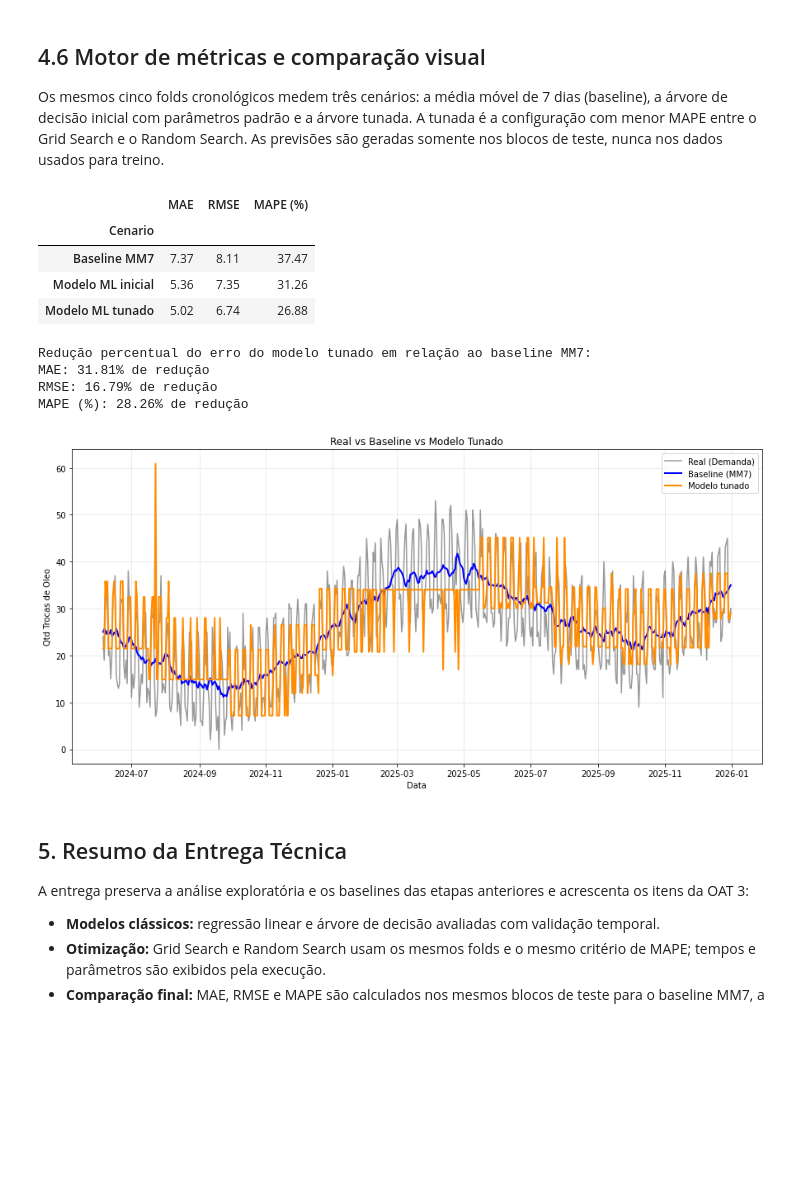
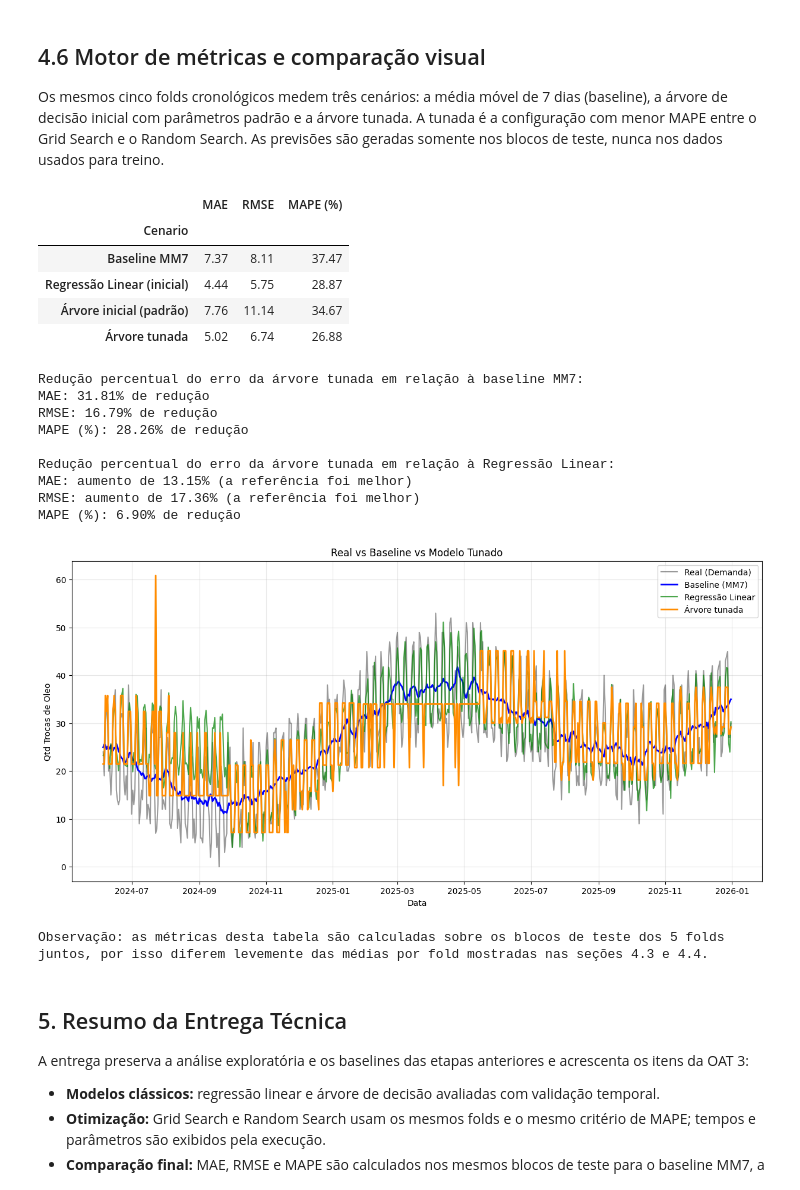
Before and after one commit to Henrique-Estrela/mecaniQA-joao-pessoa, a Jupyter notebook: mecaniqa_joao_pessoa.ipynb, the cells around one changed output. Saved outputs shown, nothing was run; the diff lists cells and outputs as text; code cells hidden in the pictures; blank space fills up the shorter version.

```diff
--- a/mecaniqa_joao_pessoa.ipynb
+++ b/mecaniqa_joao_pessoa.ipynb
@@ -651,7 +651,10 @@ if grid_comparavel.best_score_ >= busca_aleatoria.best_score_:
 else:
     params_tunado = busca_aleatoria.best_params_
 
-pred_inicial = previsao_fora_da_amostra(DecisionTreeRegressor)
+pred_linear = previsao_fora_da_amostra(LinearRegression)
+pred_inicial = previsao_fora_da_amostra(
+    lambda: DecisionTreeRegressor(random_state=42)
+)
 pred_tunado = previsao_fora_da_amostra(
     lambda: DecisionTreeRegressor(random_state=42, **params_tunado)
 )
@@ -659,49 +662,77 @@ indice = pred_tunado.dropna().index
 real = y.loc[indice]
 base_mm7 = dados_com_features.loc[indice, 'Trocas_Oleo_Rolling_Mean_7']
 
 linhas = []
 for nome, previsto in [
     ('Baseline MM7', base_mm7),
-    ('Modelo ML inicial', pred_inicial.loc[indice]),
-    ('Modelo ML tunado', pred_tunado.loc[indice]),
+    ('Regressão Linear (inicial)', pred_linear.loc[indice]),
+    ('Árvore inicial (padrão)', pred_inicial.loc[indice]),
+    ('Árvore tunada', pred_tunado.loc[indice]),
 ]:
     mae, rmse, mape = metricas_erro(real, previsto)
     linhas.append({'Cenario': nome, 'MAE': mae, 'RMSE': rmse, 'MAPE (%)': mape})
 
 motor_metricas = pd.DataFrame(linhas).set_index('Cenario')
 display(motor_metricas.round(2))
 
-ganhos_tunado = (motor_metricas.loc['Baseline MM7'] - motor_metricas.loc['Modelo ML tunado']) / motor_metricas.loc['Baseline MM7'] * 100
-print('\nRedução percentual do erro do modelo tunado em relação ao baseline MM7:')
-for metrica, ganho in ganhos_tunado.items():
-    if ganho > 0:
-        print(f'{metrica}: {ganho:.2f}% de redução')
-    elif ganho < 0:
-        print(f'{metrica}: aumento de {abs(ganho):.2f}% (o baseline foi melhor)')
-    else:
-        print(f'{metrica}: mesmo erro do baseline')
+def imprimir_ganhos(referencia, nome_referencia):
+    ganhos_tunado = (
+        motor_metricas.loc[referencia] - motor_metricas.loc['Árvore tunada']
+    ) / motor_metricas.loc[referencia] * 100
+
+    print(f'\nRedução percentual do erro da árvore tunada em relação à {nome_referencia}:')
+    for metrica, ganho in ganhos_tunado.items():
+        if ganho > 0:
+            print(f'{metrica}: {ganho:.2f}% de redução')
+        elif ganho < 0:
+            print(f'{metrica}: aumento de {abs(ganho):.2f}% (a referência foi melhor)')
+        else:
+            print(f'{metrica}: mesmo erro da referência')
+
+imprimir_ganhos('Baseline MM7', 'baseline MM7')
+imprimir_ganhos('Regressão Linear (inicial)', 'Regressão Linear')
 
 plt.figure(figsize=(15, 7))
 plt.plot(real, label='Real (Demanda)', color='black', alpha=0.4)
 plt.plot(base_mm7, label='Baseline (MM7)', color='blue', linewidth=2)
-plt.plot(pred_tunado.loc[indice], label='Modelo tunado', color='darkorange', linewidth=2)
+plt.plot(
+    pred_linear.loc[indice],
+    label='Regressão Linear',
+    color='green',
+    linewidth=1.5,
+    alpha=0.7
+)
+plt.plot(pred_tunado.loc[indice], label='Árvore tunada', color='darkorange', linewidth=2)
 plt.title('Real vs Baseline vs Modelo Tunado')
 plt.xlabel('Data')
 plt.ylabel('Qtd Trocas de Oleo')
 plt.legend()
 plt.grid(True, alpha=0.3)
 plt.show()
+
+print(
+    '\nObservação: as métricas desta tabela são calculadas sobre os blocos de teste '
+    'dos 5 folds juntos, por isso diferem levemente das médias por fold mostradas '
+    'nas seções 4.3 e 4.4.'
+)
 # %% [output]
 |  | MAE | RMSE | MAPE (%) |
 | Cenario |  |  |  |
 | Baseline MM7 | 7.37 | 8.11 | 37.47 |
-| Modelo ML inicial | 5.36 | 7.35 | 31.26 |
-| Modelo ML tunado | 5.02 | 6.74 | 26.88 |
+| Regressão Linear (inicial) | 4.44 | 5.75 | 28.87 |
+| Árvore inicial (padrão) | 7.76 | 11.14 | 34.67 |
+| Árvore tunada | 5.02 | 6.74 | 26.88 |
-Redução percentual do erro do modelo tunado em relação ao baseline MM7:
+Redução percentual do erro da árvore tunada em relação à baseline MM7:
 MAE: 31.81% de redução
 RMSE: 16.79% de redução
 MAPE (%): 28.26% de redução
+
+Redução percentual do erro da árvore tunada em relação à Regressão Linear:
+MAE: aumento de 13.15% (a referência foi melhor)
+RMSE: aumento de 17.36% (a referência foi melhor)
+MAPE (%): 6.90% de redução
-[figure, old version]
+[figure, new version]
+Observação: as métricas desta tabela são calculadas sobre os blocos de teste dos 5 folds juntos, por isso diferem levemente das médias por fold mostradas nas seções 4.3 e 4.4.
 # %% [markdown]
 ## 5. Resumo da Entrega Técnica
 
```
Also changed, not shown: parts of 5 cells of this notebook, 1 other file.
